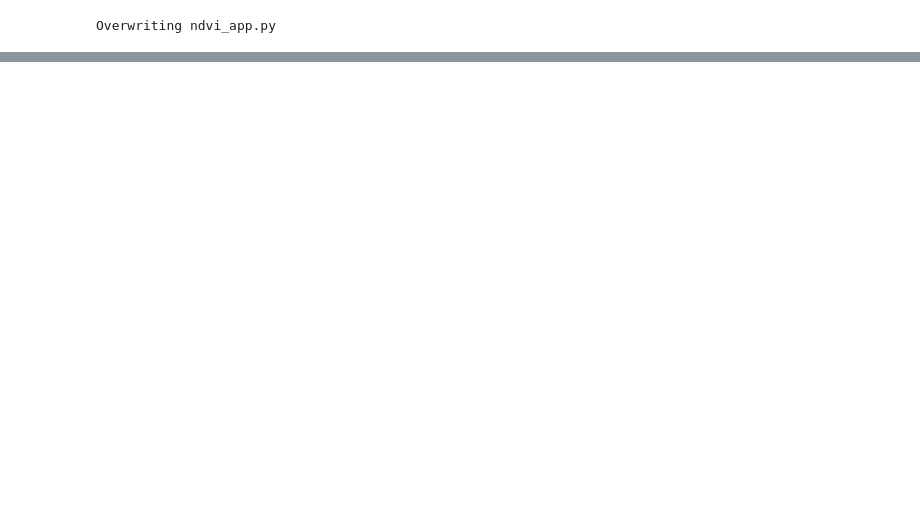
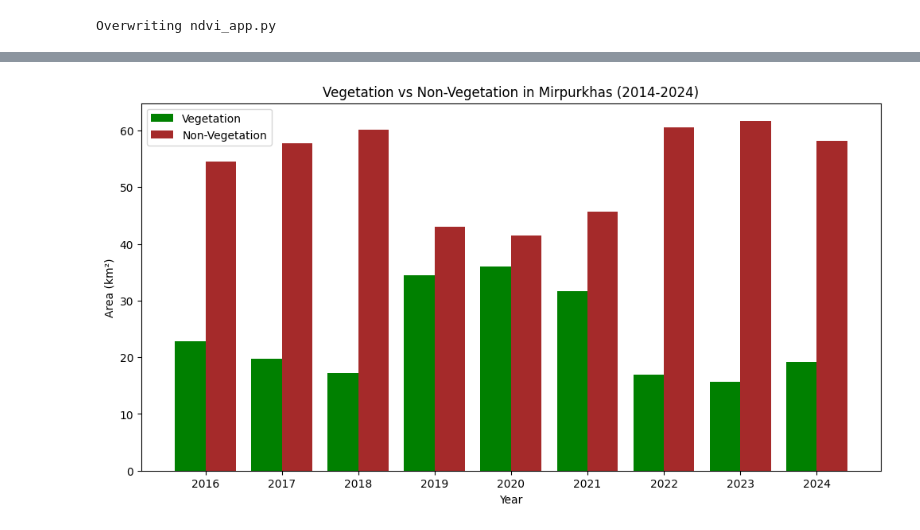
Before and after one commit to areeba-png/GeoVegSindh, a Jupyter notebook: Clean_Code.ipynb, the cells around one changed output, grey strips where cells are left out. Drawn from its saved outputs; the diff is of its cells as text; code cells hidden in the pictures; blank space fills up the shorter version.

```diff
--- a/Clean_Code.ipynb
+++ b/Clean_Code.ipynb
@@ -685,0 +819,93 @@ SyntaxError: unexpected character after line continuation character (<ipython-in
+# %%
+import geemap
+import ee
+import matplotlib.pyplot as plt
+import numpy as np
+
+# Authenticate and initialize Earth Engine
+try:
+    ee.Initialize()
+except:
+    ee.Authenticate()
+
+
+# Create an interactive map
+Map = geemap.Map()
+
+# Define Mirpurkhas' region of interest (ROI)
+mirpurkhas = ee.Geometry.Point(69.0111, 25.5250).buffer(5000)  # 5 km buffer around Mirpurkhas
+
+# Define time range for 10 years (2014-2024)
+years = list(range(2014, 2025))
+valid_years = []
+vegetation_areas = []
+non_vegetation_areas = []
+
+for year in years:
+    # Select dataset: Use S2 for early years, S2_SR for recent years
+    dataset = "COPERNICUS/S2" if year < 2019 else "COPERNICUS/S2_SR"
+
+    # Load Sentinel-2 dataset (for NDVI)
+    ndvi_dataset = ee.ImageCollection(dataset) \
+        .filterDate(f'{year}-03-01', f'{year}-05-01') \
+        .filterBounds(mirpurkhas) \
+        .filter(ee.Filter.lt('CLOUDY_PIXEL_PERCENTAGE', 30))  # Allow more cloud coverage
+
+    # Select the median image from the period
+    image = ndvi_dataset.median()
+
+    # Ensure required bands are available
+    band_names = image.bandNames().getInfo()
+    if 'B8' not in band_names or 'B4' not in band_names:
+        print(f"Year {year}: Required bands not available, skipping...")
+        continue  # Skip this year if bands are missing
+
+    # Calculate NDVI using (NIR - Red) / (NIR + Red)
+    ndvi = image.normalizedDifference(['B8', 'B4']).rename('NDVI')
+
+    # Classify vegetation and non-vegetation based on NDVI threshold
+    vegetation = ndvi.gte(0.2)  # Pixels with NDVI >= 0.2 are considered vegetation
+    non_vegetation = ndvi.lt(0.2)  # Pixels with NDVI < 0.2 are considered non-vegetation
+
+    # Calculate area of vegetation and non-vegetation
+    area_vegetation = vegetation.multiply(ee.Image.pixelArea()).reduceRegion(
+        reducer=ee.Reducer.sum(),
+        geometry=mirpurkhas,
+        scale=30,
+        maxPixels=1e13
+    )
+
+    area_non_vegetation = non_vegetation.multiply(ee.Image.pixelArea()).reduceRegion(
+        reducer=ee.Reducer.sum(),
+        geometry=mirpurkhas,
+        scale=30,
+        maxPixels=1e13
+    )
+
+    veg_area = area_vegetation.get('NDVI').getInfo() / 1e6  # Convert to square kilometers
+    non_veg_area = area_non_vegetation.get('NDVI').getInfo() / 1e6  # Convert to square kilometers
+
+    valid_years.append(year)  # Store only years with data
+    vegetation_areas.append(veg_area)
+    non_vegetation_areas.append(non_veg_area)
+
+    print(f"Year {year}: Vegetation Area = {veg_area:.2f} km², Non-Vegetation Area = {non_veg_area:.2f} km²")
+
+# Plot results in a bar graph with separated bars
+plt.figure(figsize=(12, 6))
+bar_width = 0.4  # Width of the bars
+x_indexes = np.arange(len(valid_years))
+
+plt.bar(x_indexes - bar_width/2, vegetation_areas, bar_width, color='green', label='Vegetation')
+plt.bar(x_indexes + bar_width/2, non_vegetation_areas, bar_width, color='brown', label='Non-Vegetation')
+
+plt.xlabel("Year")
+plt.ylabel("Area (km²)")
+plt.title("Vegetation vs Non-Vegetation in Mirpurkhas (2014-2024)")
+plt.xticks(ticks=x_indexes, labels=valid_years)
+plt.legend()
+plt.show()
+
+# Display the map
+Map
+# %% [output]
@@ -685,0 +923 @@ SyntaxError: unexpected character after line continuation character (<ipython-in
+[figure, added]
```
Also changed, not shown: parts of 14 cells of this notebook.
